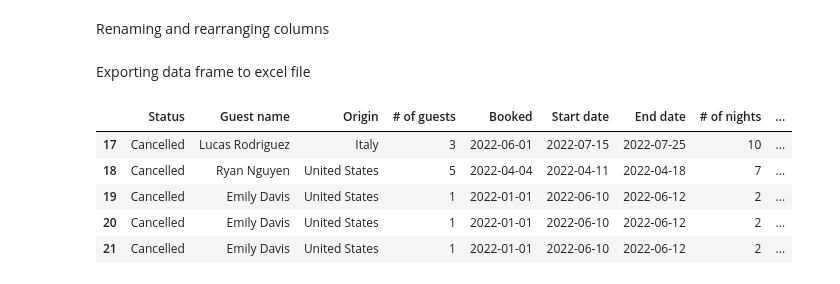
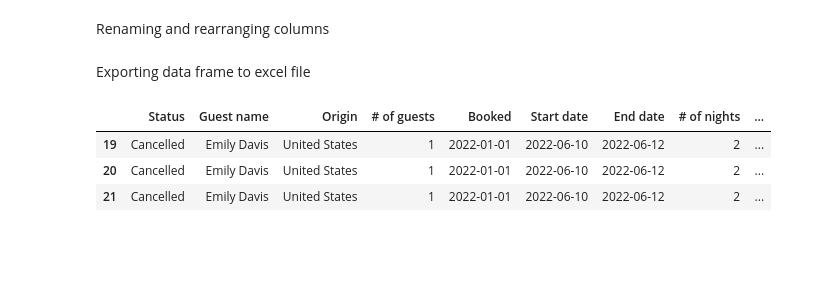
Before and after one commit to mileni98/data-warehouse, a Jupyter notebook: preprocessing/prep_oltp.ipynb, the cells around one changed output. Drawn from its saved outputs; the diff is of its cells as text; code cells hidden in the pictures; blank space fills up the shorter version.

```diff
--- a/preprocessing/prep_oltp.ipynb
+++ b/preprocessing/prep_oltp.ipynb
@@ -102,25 +105,27 @@ Calculating additional necessary attributes from data
 df_reservation = df_SRC_Reservation.copy()
 
 # formating dates
-df_reservation["START_DATE"] = pd.to_datetime(df_reservation["START_DATE"])
-df_reservation["END_DATE"] = pd.to_datetime(df_reservation["END_DATE"])
-df_reservation["BOOKED"] = pd.to_datetime(df_reservation["BOOKED"])
+df_reservation["start_date"] = pd.to_datetime(df_reservation["start_date"])
+df_reservation["end_date"] = pd.to_datetime(df_reservation["end_date"])
+df_reservation["booked"] = pd.to_datetime(df_reservation["booked"])
 
-df_reservation.drop(columns = ["RESERVIATION_ID", "PAYMENT_METHOD"], inplace = True)
+df_reservation.drop(columns = ["reserviation_id", "payment_method"], inplace = True)
 
-df_reservation["# of nights"] = (df_reservation["END_DATE"] - df_reservation["START_DATE"]).dt.days
-df_reservation["# of days pre booked"] = (df_reservation["START_DATE"] - df_reservation["BOOKED"]).dt.days
-df_reservation["# of days cancel"] = df_reservation.apply(lambda row: (row['START_DATE'] - row['CANCELLATION_DATE']).days if not pd.isnull(row['CANCELLATION_DATE']) else pd.NaT, axis=1)
+df_reservation["# of nights"] = (df_reservation["end_date"] - df_reservation["start_date"]).dt.days
+df_reservation["# of days pre booked"] = (df_reservation["start_date"] - df_reservation["booked"]).dt.days
 
-df_reservation["Tax"] = df_reservation["NUMBER_OF_GUESTS"] * df_reservation["# of nights"]
-df_reservation["Earnings after Tax"] = df_reservation["PRICE"] - df_reservation["Tax"]
+# calculating number of days prior to reservation cancelled for all cancelled reservations, otherwise set value to null
+df_reservation["# of days cancel"] = df_reservation.apply(lambda row: (row['start_date'] - row['cancellation_date']).days if not pd.isnull(row['cancellation_date']) else pd.NaT, axis=1)
 
-df_reservation["ADVERTISER"] = "OLTP"
+df_reservation["Tax"] = df_reservation["number_of_guests"] * df_reservation["# of nights"]
+df_reservation["Earnings after Tax"] = df_reservation["price"] - df_reservation["Tax"]
+
+df_reservation["advertiser"] = "OLTP"
 # %% [markdown]
 Combining all tables into one
 # %%
-df_reservation_guest = pd.merge(df_reservation, df_guest_country, on = "GUEST_ID", how = 'left')
+df_reservation_guest = pd.merge(df_reservation, df_guest_country, on = "guest_id", how = 'left')
+df_merged = pd.merge(df_reservation_guest, df_apartment_contains, on = "apartment_id", how = 'left')
 
-df_merged = pd.merge(df_reservation_guest, df_apartment_contains, on = "APARTMENT_ID", how = 'left')
-df_merged.head()
+df_merged.head(3)
 # %% [output]
@@ -133,22 +136,21 @@ df_merged.head()
 # %% [markdown]
 Renaming and rearranging columns
 # %%
-df_merged.rename(columns = {"COUNTRY_NAME": "Origin", "GUEST_NAME": "Guest name", "STATUS" : "Status", "NUMBER_OF_GUESTS" : "# of guests", "BOOKED" : "Booked", "START_DATE" : "Start date",
-                            "END_DATE" : "End date", "ADVERTISER" : "Advertiser", "PRICE" : "Earnings", "APARTMENT_NAME" : "Listing name", "CONTENT_QUANTITY": "# of beds",
-                            'CANCELLATION_DATE': "Cancel date"}, inplace = True)
+df_merged.rename(columns = {"country_name": "Origin", "guest_name": "Guest name", "status" : "Status", "number_of_guests" : "# of guests", "booked" : "Booked",
+                            "start_date" : "Start date", "end_date" : "End date", "advertiser" : "Advertiser", "price" : "Earnings", "apartment_name" : "Listing name",
+                            "content_quantity": "# of beds", 'cancellation_date': "Cancel date"}, inplace = True)
 
-df = df_merged[["Status", "Guest name", "Origin", "# of guests", "Booked", "Start date", "End date", "# of nights", "# of days pre booked", "Listing name", "# of beds", "Earnings", "Tax", "Earnings after Tax", "Advertiser", "Cancel date", "# of days cancel"]]
+df = df_merged[["Status", "Guest name", "Origin", "# of guests", "Booked", "Start date", "End date", "# of nights", "# of days pre booked", "Listing name", "# of beds",
+                "Earnings", "Tax", "Earnings after Tax", "Advertiser", "Cancel date", "# of days cancel"]]
 # %% [markdown]
 Exporting data frame to excel file
 # %%
 exportPath = "./preprocessed files/"
 
 df.to_excel(exportPath + "Final_Oltp.xlsx")
-df.tail()
+df.tail(3)
 # %% [output]
 |  | Status | Guest name | Origin | # of guests | Booked | Start date | End date | # of nights | ... |
-| 17 | Cancelled | Lucas Rodriguez | Italy | 3 | 2022-06-01 | 2022-07-15 | 2022-07-25 | 10 | ... |
-| 18 | Cancelled | Ryan Nguyen | United States | 5 | 2022-04-04 | 2022-04-11 | 2022-04-18 | 7 | ... |
 | 19 | Cancelled | Emily Davis | United States | 1 | 2022-01-01 | 2022-06-10 | 2022-06-12 | 2 | ... |
 | 20 | Cancelled | Emily Davis | United States | 1 | 2022-01-01 | 2022-06-10 | 2022-06-12 | 2 | ... |
 | 21 | Cancelled | Emily Davis | United States | 1 | 2022-01-01 | 2022-06-10 | 2022-06-12 | 2 | ... |
```
Also changed, not shown: parts of 9 cells of this notebook, 56 other files.
